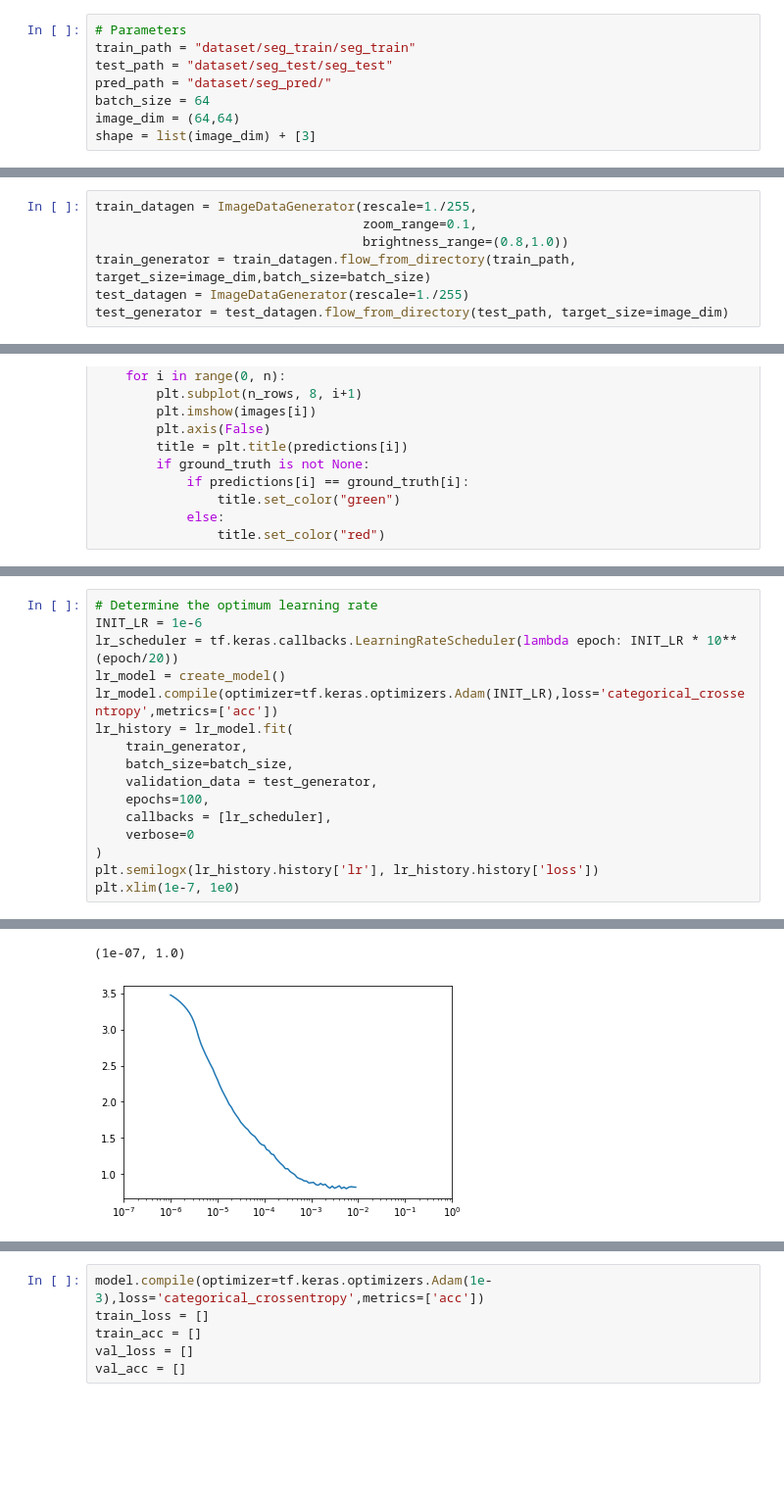
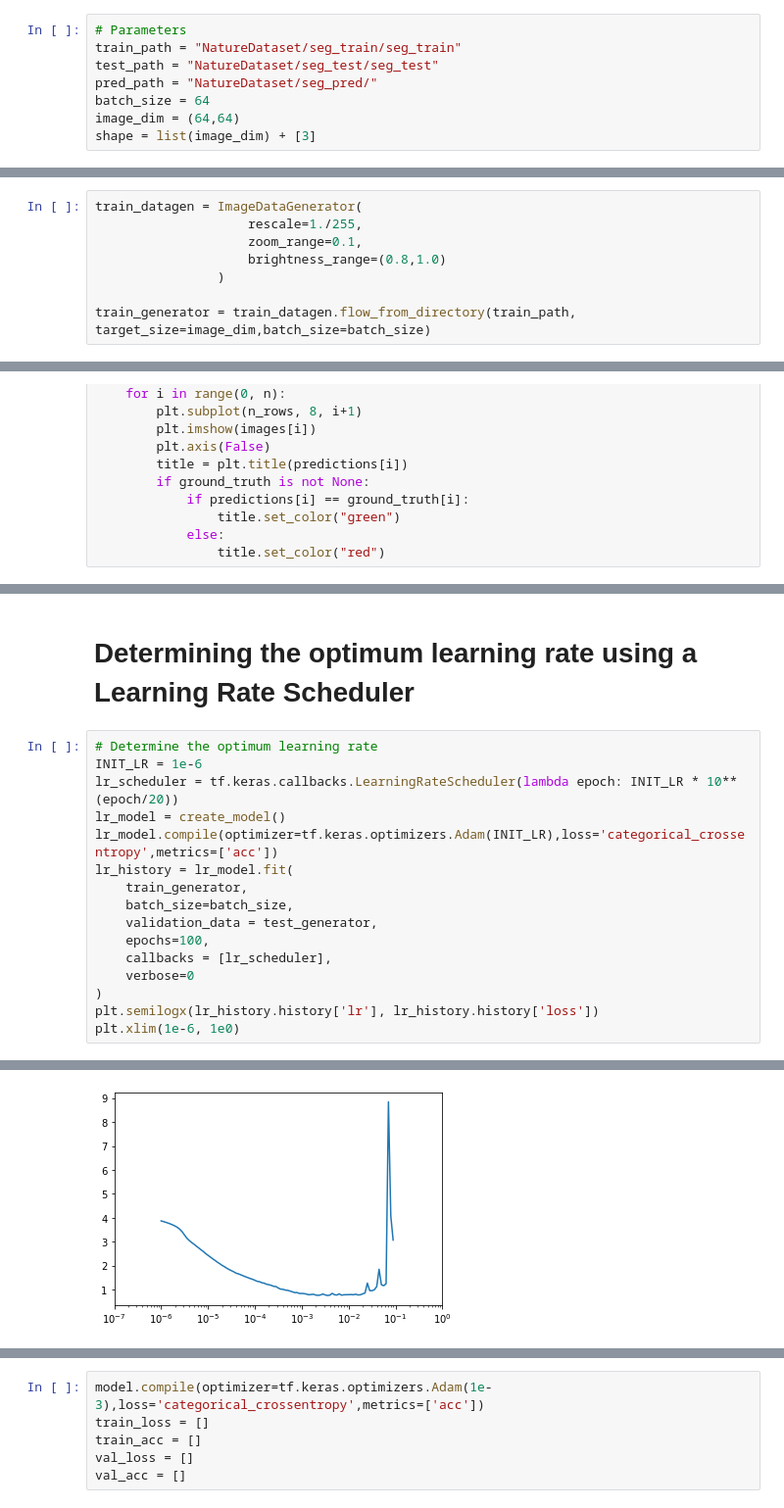
Before and after one commit to Anshuman33/Nature-Images-Classification, a Jupyter notebook: IntelImageClassification.ipynb, the cells around one changed output, grey strips where cells are left out. Shown at 98% size. Cells and saved outputs as stored; diff of their text form; blank space fills up the shorter version.

```diff
--- a/IntelImageClassification.ipynb
+++ b/IntelImageClassification.ipynb
@@ -22,8 +40,8 @@ zf.extractall("dataset/")
 # %%
 # Parameters
-train_path = "dataset/seg_train/seg_train"
-test_path = "dataset/seg_test/seg_test"
-pred_path = "dataset/seg_pred/"
+train_path = "NatureDataset/seg_train/seg_train"
+test_path = "NatureDataset/seg_test/seg_test"
+pred_path = "NatureDataset/seg_pred/"
 batch_size = 64
 image_dim = (64,64)
 shape = list(image_dim) + [3]
@@ -30,9 +50,10 @@ shape = list(image_dim) + [3]
 # %%
-train_datagen = ImageDataGenerator(rescale=1./255,
-                                   zoom_range=0.1,
-                                   brightness_range=(0.8,1.0))
+train_datagen = ImageDataGenerator(
+                    rescale=1./255,
+                    zoom_range=0.1,
+                    brightness_range=(0.8,1.0)
+                )
+
 train_generator = train_datagen.flow_from_directory(train_path, target_size=image_dim,batch_size=batch_size)
-test_datagen = ImageDataGenerator(rescale=1./255)
-test_generator = test_datagen.flow_from_directory(test_path, target_size=image_dim)
 # %% [output]
 Found 14034 images belonging to 6 classes.
@@ -103,3 +134,5 @@ plot_model(model, show_shapes=True)
+# %% [markdown]
+# Determining the optimum learning rate using a Learning Rate Scheduler
 # %%
 # Determine the optimum learning rate
 INIT_LR = 1e-6
@@ -115,5 +148,5 @@ lr_history = lr_model.fit(
     verbose=0
 )
 plt.semilogx(lr_history.history['lr'], lr_history.history['loss'])
-plt.xlim(1e-7, 1e0)
+plt.xlim(1e-6, 1e0)
 # %% [output]
@@ -137,2 +154 @@ Epoch 80/80
-(1e-07, 1.0)
-[figure, old version]
+[figure, new version]
```
Also changed, not shown: parts of 35 cells of this notebook, 8 other files.
